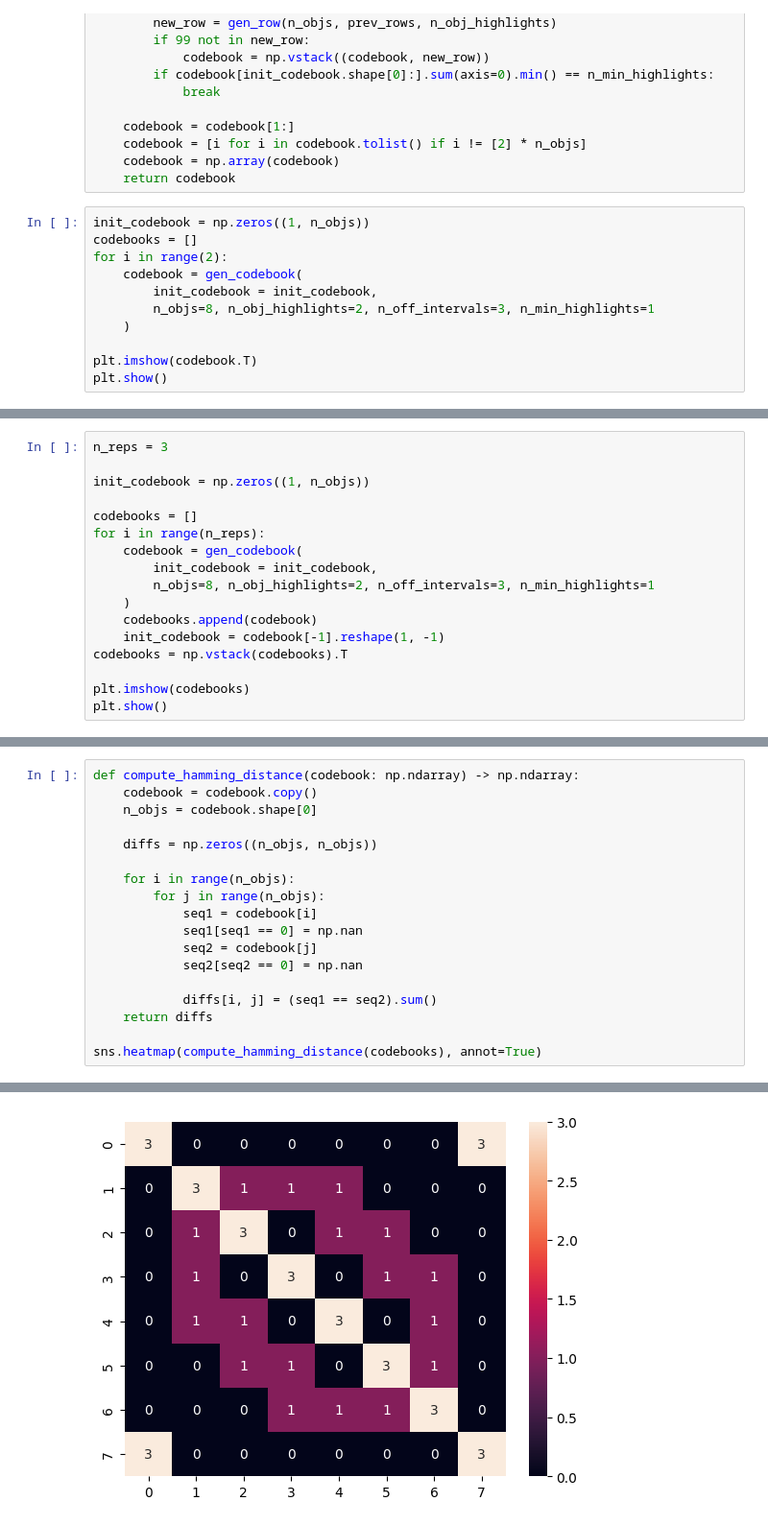
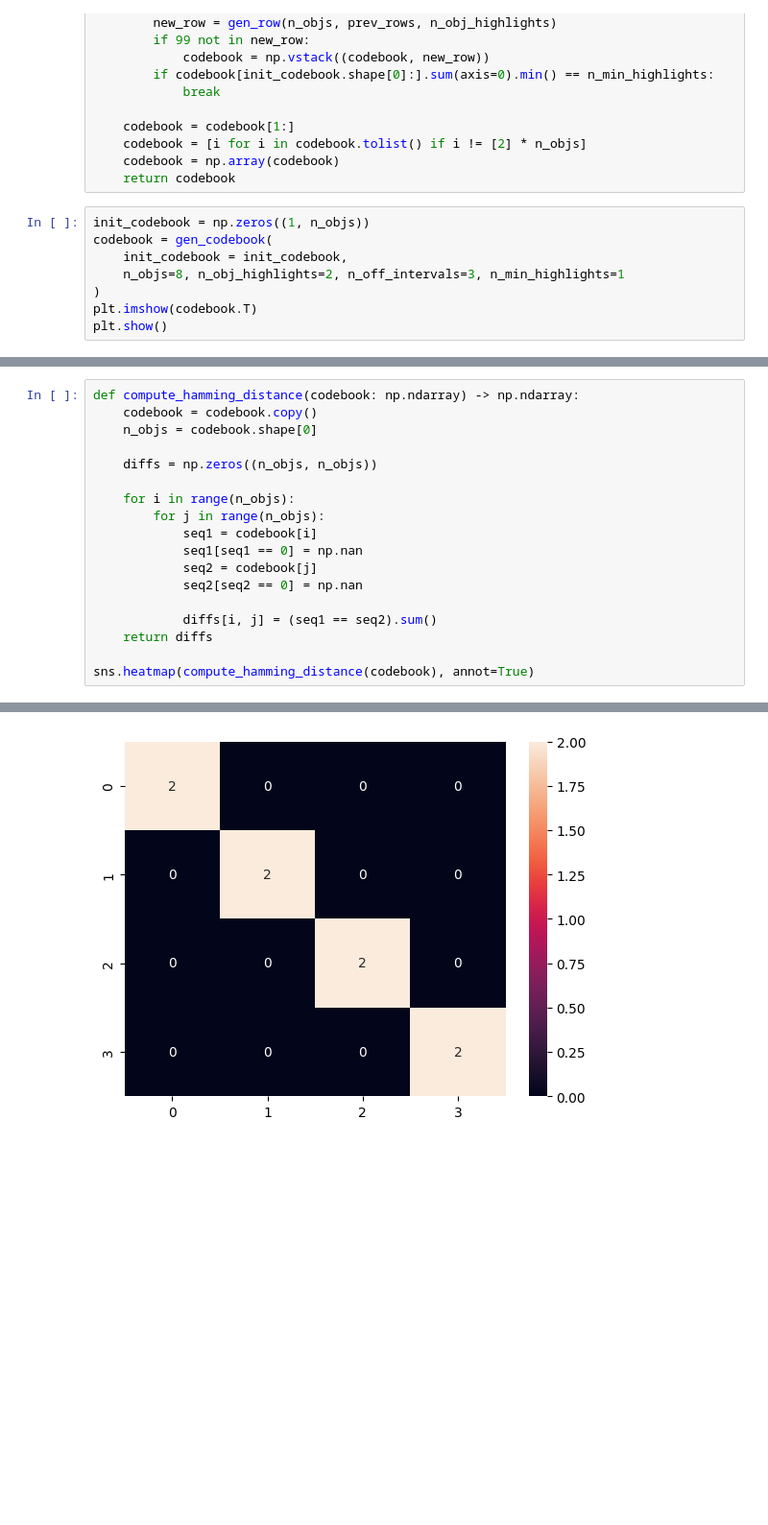
Before and after one commit to amar-enkhbat/codebook_generator, a Jupyter notebook: gen_seq.ipynb, the cells around one changed output, grey strips where cells are left out. Shown at 96% size. Saved outputs shown, nothing was run; the diff lists cells and outputs as text; blank space fills up the shorter version.

```diff
--- a/gen_seq.ipynb
+++ b/gen_seq.ipynb
@@ -147,13 +130,10 @@ def gen_codebook(init_codebook: np.ndarray, n_objs, n_obj_highlights, n_off_inte
     return codebook
 # %%
 init_codebook = np.zeros((1, n_objs))
-codebooks = []
-for i in range(2):
-    codebook = gen_codebook(
-        init_codebook = init_codebook,
-        n_objs=8, n_obj_highlights=2, n_off_intervals=3, n_min_highlights=1
-    )
-
+codebook = gen_codebook(
+    init_codebook = init_codebook,
+    n_objs=8, n_obj_highlights=2, n_off_intervals=3, n_min_highlights=1
+)
 plt.imshow(codebook.T)
 plt.show()
 # %% [output]
@@ -161,17 +140,0 @@ plt.show()
-# %%
-n_reps = 3
-
-init_codebook = np.zeros((1, n_objs))
-
-codebooks = []
-for i in range(n_reps):
-    codebook = gen_codebook(
-        init_codebook = init_codebook,
-        n_objs=8, n_obj_highlights=2, n_off_intervals=3, n_min_highlights=1
-    )
-    codebooks.append(codebook)
-    init_codebook = codebook[-1].reshape(1, -1)
-codebooks = np.vstack(codebooks).T
-
-plt.imshow(codebooks)
-plt.show()
@@ -180,21 +141,21 @@ plt.show()
 # %%
 def compute_hamming_distance(codebook: np.ndarray) -> np.ndarray:
     codebook = codebook.copy()
     n_objs = codebook.shape[0]
 
     diffs = np.zeros((n_objs, n_objs))
 
     for i in range(n_objs):
         for j in range(n_objs):
             seq1 = codebook[i]
             seq1[seq1 == 0] = np.nan
             seq2 = codebook[j]
             seq2[seq2 == 0] = np.nan
 
             diffs[i, j] = (seq1 == seq2).sum()
     return diffs
 
-sns.heatmap(compute_hamming_distance(codebooks), annot=True)
+sns.heatmap(compute_hamming_distance(codebook), annot=True)
 # %% [output]
 <Axes: >
-[figure, old version]
+[figure, new version]
```
Also changed, not shown: parts of 28 cells of this notebook.
